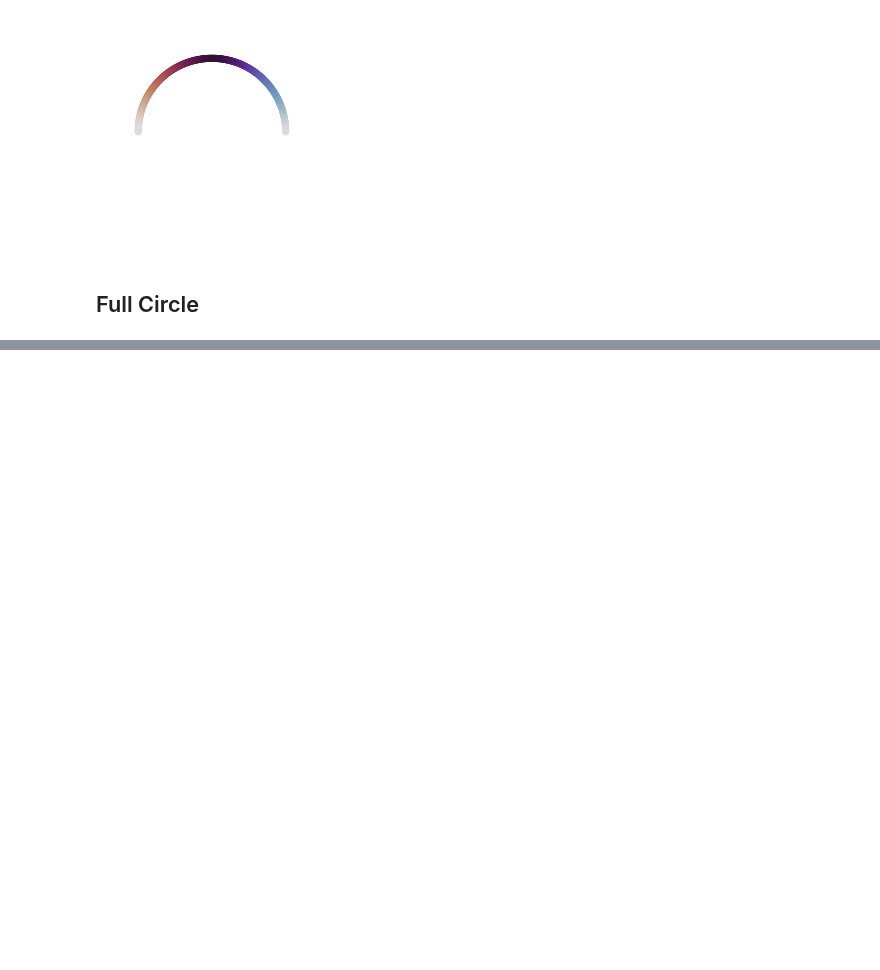
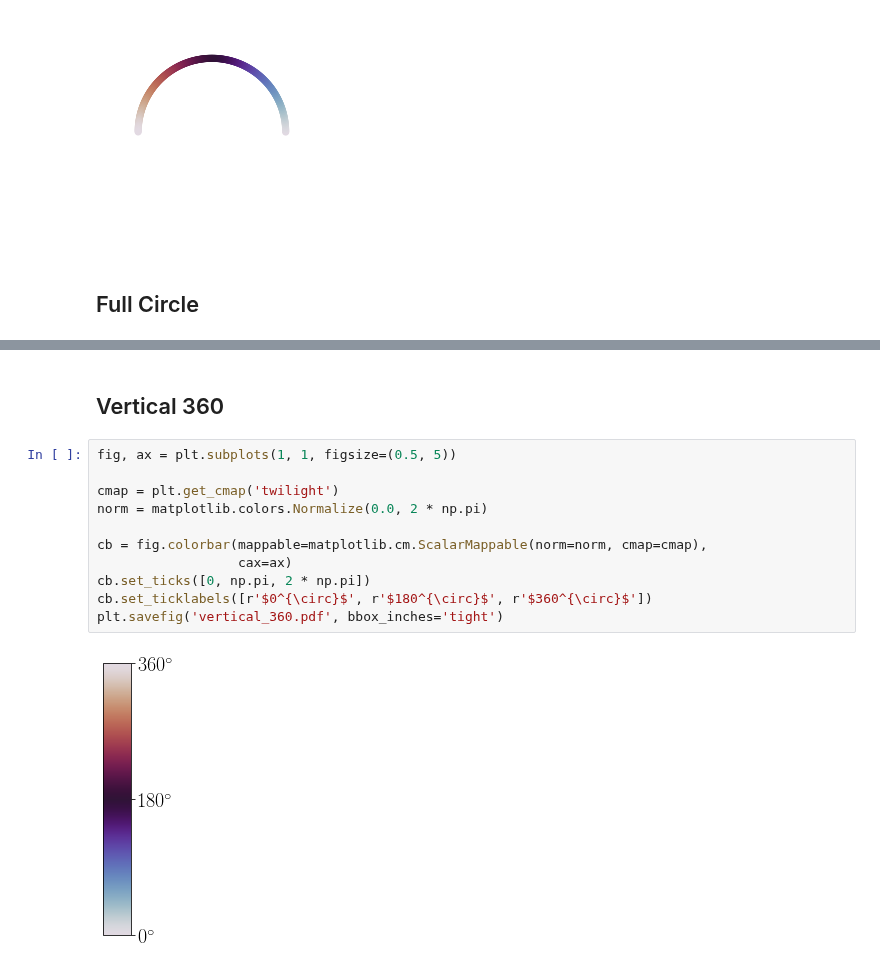
Before and after one commit to BouchardLab/neuroinference, a Jupyter notebook: notebooks/coupling/legend.ipynb, the cells around one changed output, grey strips where cells are left out. Saved outputs shown, nothing was run; the diff lists cells and outputs as text; blank space fills up the shorter version.

```diff
--- a/notebooks/coupling/circular_legend.ipynb
+++ b/notebooks/coupling/legend.ipynb
@@ -56,0 +72,15 @@ plt.savefig('fullcircle.pdf', bbox_inches='tight', transparent=True)
+# %% [markdown]
+## Vertical 360
+# %%
+fig, ax = plt.subplots(1, 1, figsize=(0.5, 5))
+
+cmap = plt.get_cmap('twilight')
+norm = matplotlib.colors.Normalize(0.0, 2 * np.pi)
+
+cb = fig.colorbar(mappable=matplotlib.cm.ScalarMappable(norm=norm, cmap=cmap),
+                  cax=ax)
+cb.set_ticks([0, np.pi, 2 * np.pi])
+cb.set_ticklabels([r'$0^{\circ}$', r'$180^{\circ}$', r'$360^{\circ}$'])
+plt.savefig('vertical_360.pdf', bbox_inches='tight')
+# %% [output]
+[figure, added]
```
Also changed, not shown: parts of 4 cells of this notebook, 2 other files.
